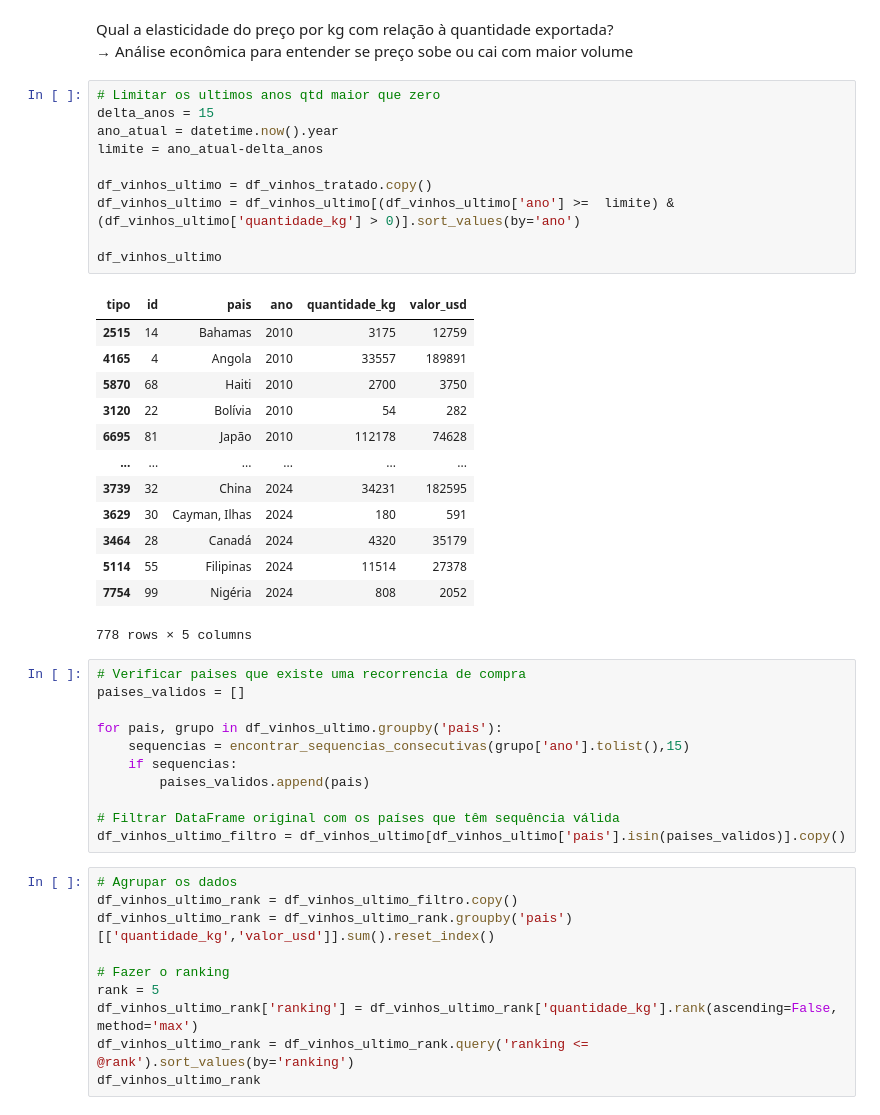
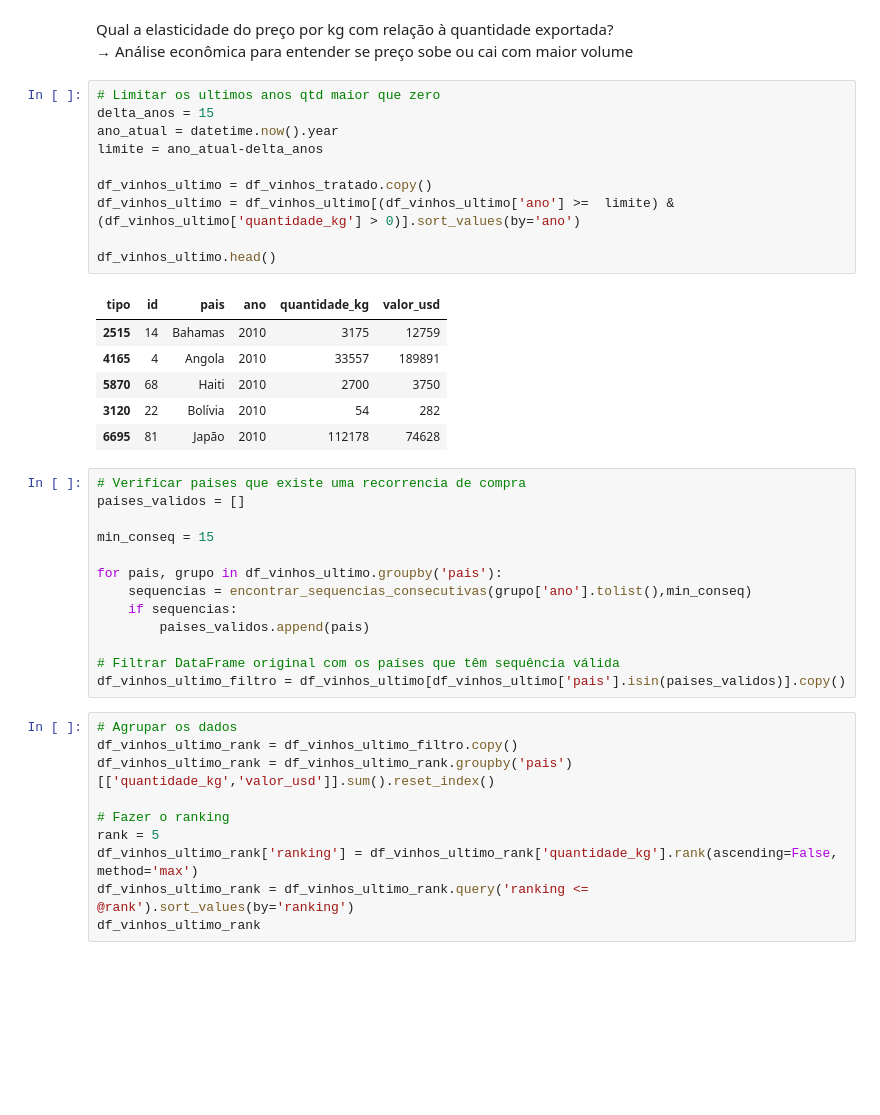
Before and after one commit to RicardViana/fiap-Data-Analysis-and-Exploration, a Jupyter notebook: tech_challenge_fase1.ipynb, the cells around one changed output. Saved outputs shown, nothing was run; the diff lists cells and outputs as text; blank space fills up the shorter version.

```diff
--- a/tech_challenge_fase1.ipynb
+++ b/tech_challenge_fase1.ipynb
@@ -151,33 +151,28 @@ Qual a elasticidade do preço por kg com relação à quantidade exportada?
 # %%
 # Limitar os ultimos anos qtd maior que zero
 delta_anos = 15
 ano_atual = datetime.now().year
 limite = ano_atual-delta_anos
 
 df_vinhos_ultimo = df_vinhos_tratado.copy()
 df_vinhos_ultimo = df_vinhos_ultimo[(df_vinhos_ultimo['ano'] >=  limite) & (df_vinhos_ultimo['quantidade_kg'] > 0)].sort_values(by='ano')
 
-df_vinhos_ultimo
+df_vinhos_ultimo.head()
 # %% [output]
 | tipo | id | pais | ano | quantidade_kg | valor_usd |
 | 2515 | 14 | Bahamas | 2010 | 3175 | 12759 |
 | 4165 | 4 | Angola | 2010 | 33557 | 189891 |
 | 5870 | 68 | Haiti | 2010 | 2700 | 3750 |
 | 3120 | 22 | Bolívia | 2010 | 54 | 282 |
 | 6695 | 81 | Japão | 2010 | 112178 | 74628 |
-| ... | ... | ... | ... | ... | ... |
-| 3739 | 32 | China | 2024 | 34231 | 182595 |
-| 3629 | 30 | Cayman, Ilhas | 2024 | 180 | 591 |
-| 3464 | 28 | Canadá | 2024 | 4320 | 35179 |
-| 5114 | 55 | Filipinas | 2024 | 11514 | 27378 |
-| 7754 | 99 | Nigéria | 2024 | 808 | 2052 |
-778 rows × 5 columns
 # %%
 # Verificar paises que existe uma recorrencia de compra
 paises_validos = []
 
+min_conseq = 15
+
 for pais, grupo in df_vinhos_ultimo.groupby('pais'):
-    sequencias = encontrar_sequencias_consecutivas(grupo['ano'].tolist(),15)
+    sequencias = encontrar_sequencias_consecutivas(grupo['ano'].tolist(),min_conseq)
     if sequencias:
         paises_validos.append(pais)
 
```
Also changed, not shown: parts of 2 cells of this notebook.
